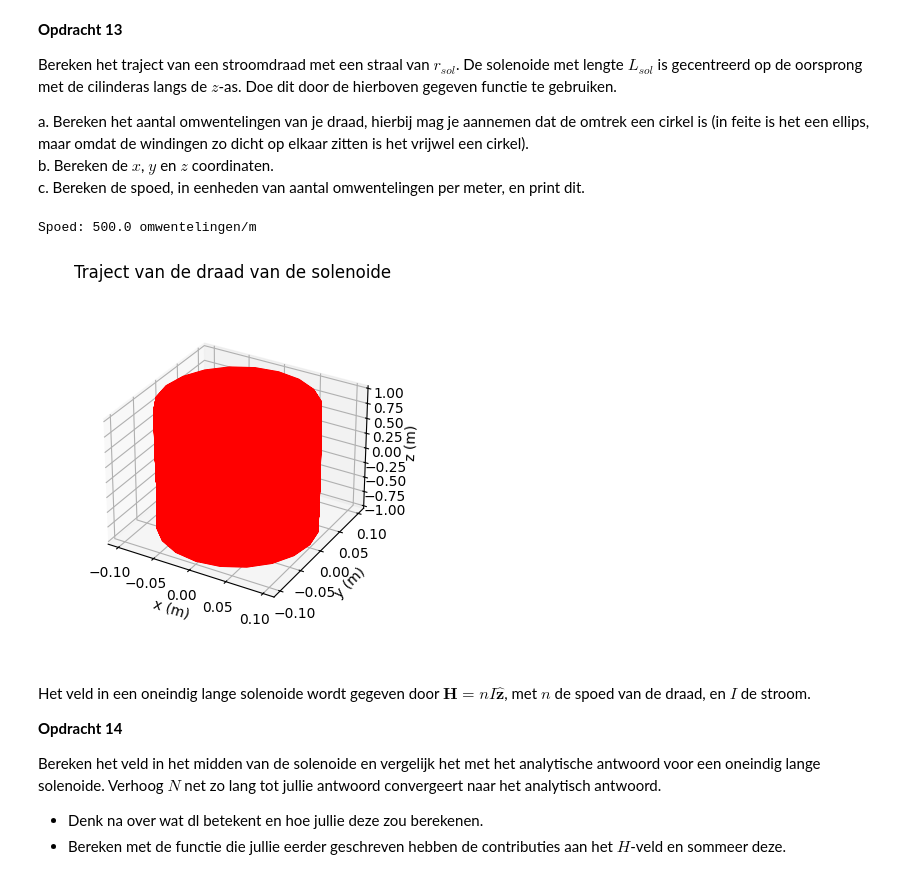
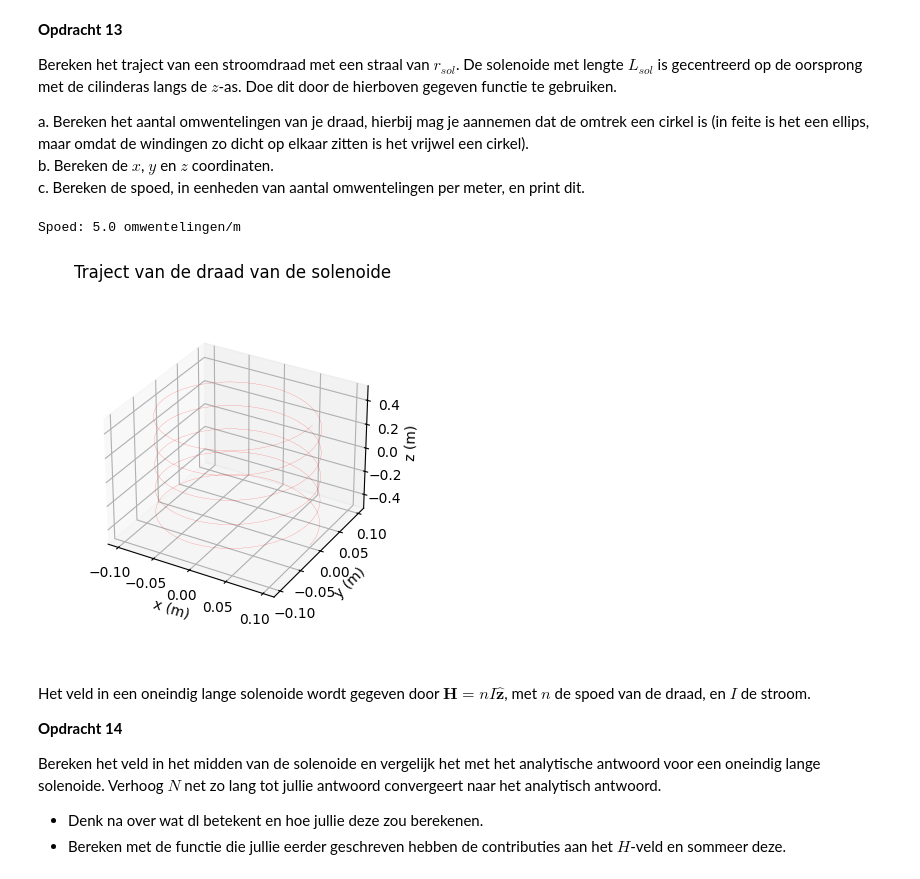
Before and after one commit to sjiemen/DEF_opdrachten_fork, a Jupyter notebook: DigitaleOntwerpopdrachten/2KrachtactuatorOpdracht/KrachtactuatorOpdracht.ipynb, the cells around one changed output. Cells and saved outputs as stored; diff of their text form; code cells hidden in the pictures.

```diff
--- a/DigitaleOntwerpopdrachten/2KrachtactuatorOpdracht/KrachtactuatorOpdracht.ipynb
+++ b/DigitaleOntwerpopdrachten/2KrachtactuatorOpdracht/KrachtactuatorOpdracht.ipynb
@@ -250,23 +250,30 @@ Nu gaan we met behulp van de numerieke implementatie van de wet van Biot-Savart
 Deze opdracht kan ook gemaakt worden met het gebruik van for loops, De akauze voor methode is aan jullie.
 # %%
 #draad loopt over de z-as
+I=6
 r_field = np.array([0.1,0,0]) #m
-L_wire = 2 #m
+L_wire = 3 #m
 
-z = np.linspace(-L_wire/2,L_wire/2,100)
+z = np.linspace(-L_wire/2,L_wire/2,5000)
 r_source = lambda z: np.array([0,0,z])
 dl = np.array([0,0,z[1]-z[0]])
 
 #contributies van H over z
 dH = np.array([field_current_element(r_field,r_source(i),dl) for i in z])
 
-plt.plot(z,dH,label=("Field strength X","Field strength Y","Field strength Z"))
+H = dH.sum(0)
+print(f"Het H-veld is gelijk aan: {H[0]}x̂ + {H[1]}ŷ + {H[2]}ẑ")
+
+R_field = np.linalg.norm(r_field)
+primit = lambda _z: _z/(R_field*np.sqrt(R_field**2 + _z**2))
+
+H_ana = I/(4*np.pi) * np.array((0,1,0)) * (primit(L_wire/2)-primit(-L_wire/2))
+
+print(f"Het H-veld is (analytisch) gelijk aan: {H_ana[0]}x̂ + {H_ana[1]}ŷ + {H_ana[2]}ẑ")
+
+plt.plot(z,dH,label=("H bijdrage X","H bijdrage Y","H bijdrage Z"))
 plt.legend()
 plt.xlabel("x ($m$)")
-plt.ylabel("H ($A/m$)")
+plt.ylabel("dH ($A/m$)")
 plt.show()
-
-H = dH.sum(0)
-
-print(f"Het H-veld is gelijk aan: {H[0]}x̂ + {H[1]}ŷ + {H[2]}ẑ")
 # %% [output]
@@ -293,24 +301,24 @@ b. Bereken de $x$, $y$ en $z$ coordinaten.\
 c. Bereken de spoed, in eenheden van aantal omwentelingen per meter, en print dit.
 # %%
 r_sol = 0.1 #m
-L_sol = 2 #m
-N = 1000 #wikkelingen
+N = round(L_wire/(2*np.pi*r_sol)) #wikkelingen
+L_sol = 1 #m
 
-x,y,z = parametrisatie(20*N,r_sol,N,L_sol)
+x,y,z = parametrisatie(100*N,r_sol,N,L_sol)
 solen_pos = np.column_stack((x,y,z)) #array van de parametrisatie coordinaten als vectoren
 
 # Enkele plots
 ax=plt.figure().add_subplot(projection='3d')
 plt.title('Traject van de draad van de solenoide')
 plt.plot(x,y,z, '-r', linewidth=0.1)
 ax.set_box_aspect(aspect=None, zoom=0.8)
 ax.set_xlabel('x (m)'), ax.set_ylabel('y (m)'), ax.set_zlabel('z (m)')
 
 n = N/L_sol #spoed
 print(f"Spoed: {n} omwentelingen/m")
 # %% [output]
-Spoed: 500.0 omwentelingen/m
+Spoed: 5.0 omwentelingen/m
-[figure, old version]
+[figure, new version]
 # %% [markdown]
 Het veld in een oneindig lange solenoide wordt gegeven door $\mathbf{H} = n I \hat{\mathbf{z}}$, met $n$ de spoed van de draad, en $I$ de stroom.
 
```
Also changed, not shown: parts of 6 cells of this notebook.
